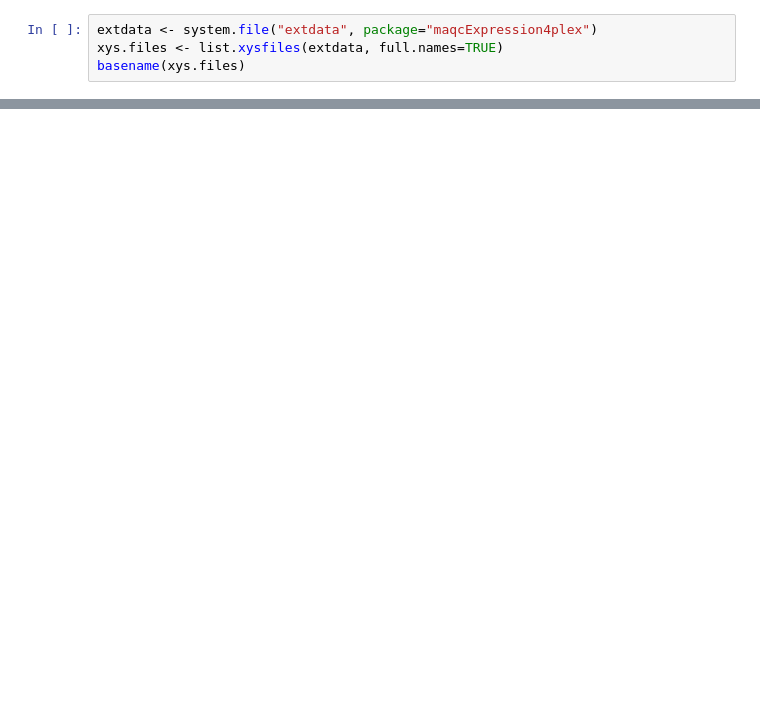
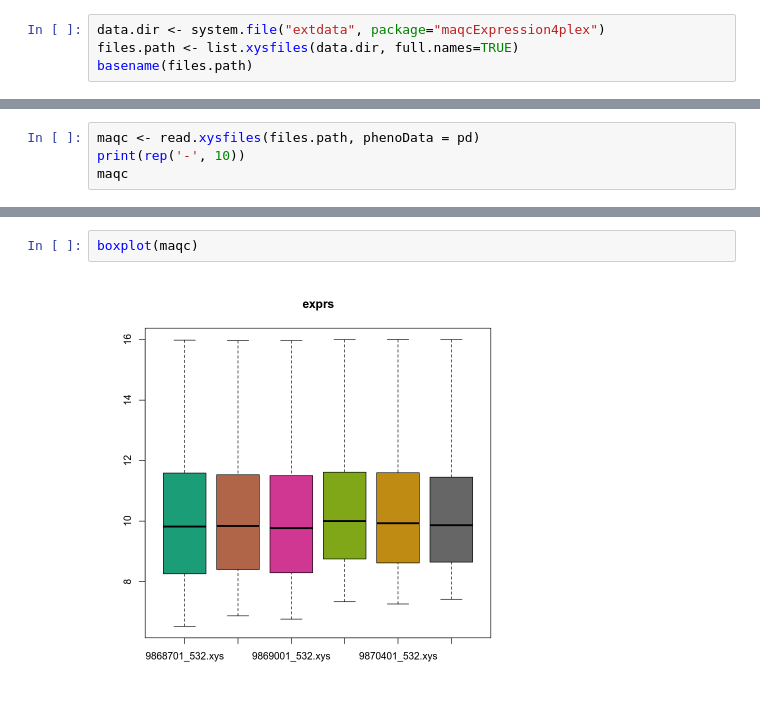
Before and after one commit to marcenavuc/bioinf_tutors, a Jupyter notebook: DEA/r_examples/DEA Example.ipynb, the cells around one changed output, grey strips where cells are left out. Drawn from its saved outputs; the diff is of its cells as text; blank space fills up the shorter version.

```diff
--- a/DEA/r_examples/DEA Example.ipynb
+++ b/DEA/r_examples/DEA Example.ipynb
@@ -33,4 +55,4 @@ library("genefilter")
 # %%
-extdata <- system.file("extdata", package="maqcExpression4plex")
-xys.files <- list.xysfiles(extdata, full.names=TRUE)
-basename(xys.files)
+data.dir <- system.file("extdata", package="maqcExpression4plex")
+files.path <- list.xysfiles(data.dir, full.names=TRUE)
+basename(files.path)
@@ -36,0 +124,4 @@ basename(xys.files)
+# %%
+maqc <- read.xysfiles(files.path, phenoData = pd)
+print(rep('-', 10))
+maqc
@@ -36,0 +177,4 @@ basename(xys.files)
+# %%
+boxplot(maqc)
+# %% [output]
+[figure, added]
```
Also changed, not shown: parts of 34 cells of this notebook, 5 other files.
